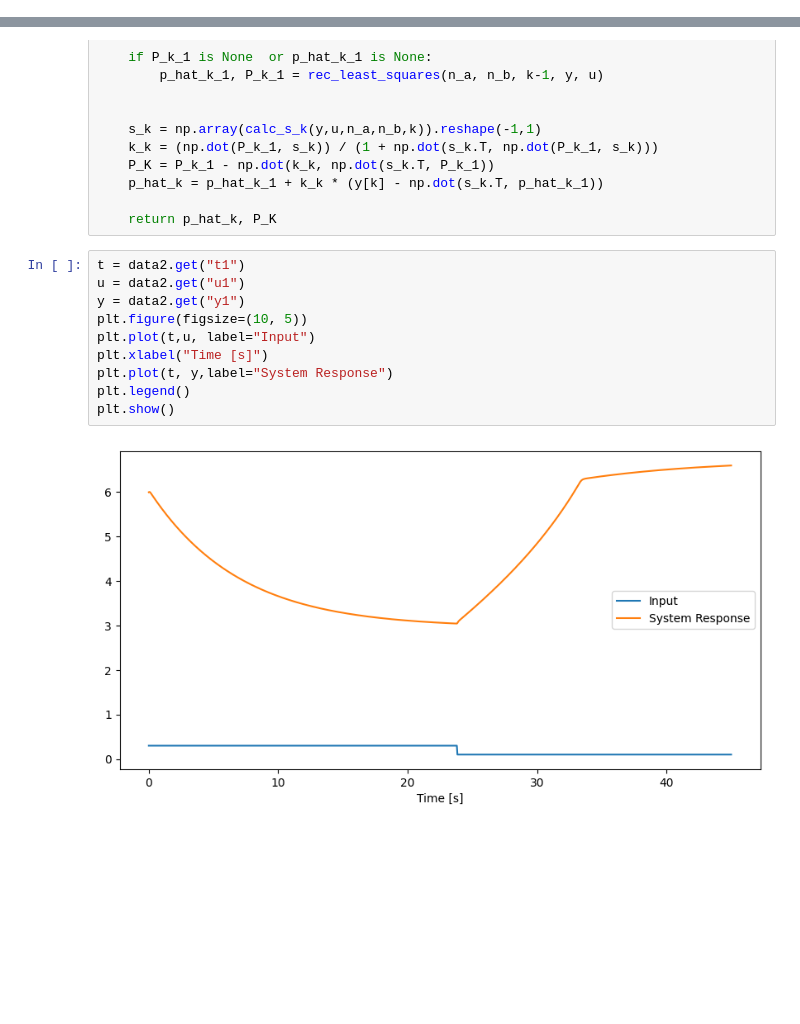
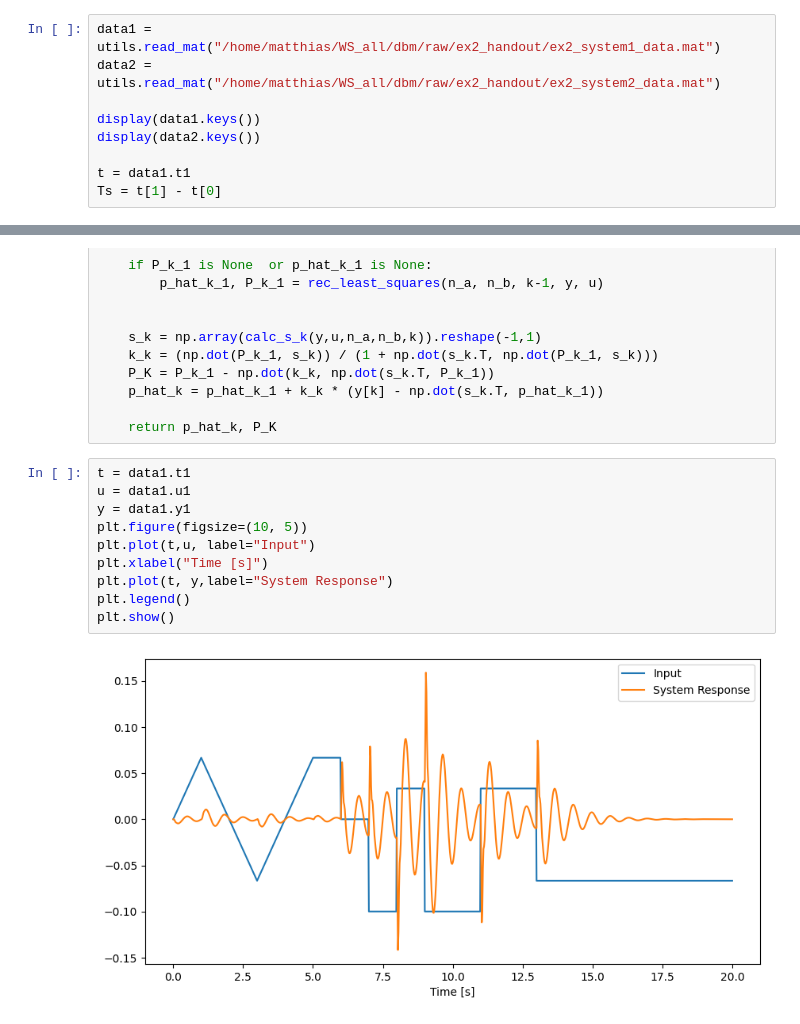
Before and after one commit to MatzeLopi/KIT-2243070, a Jupyter notebook: Exercises/ex2.ipynb, the cells around one changed output, grey strips where cells are left out. Drawn from its saved outputs; the diff is of its cells as text; blank space fills up the shorter version.

```diff
--- a/Exercises/ex2.ipynb
+++ b/Exercises/ex2.ipynb
@@ -75,0 +24,9 @@ def calc_s_k(y:np.array,u:np.array,n_a,n_b, k) -> list:
+# %%
+data1 = utils.read_mat("/home/matthias/WS_all/dbm/raw/ex2_handout/ex2_system1_data.mat")
+data2 = utils.read_mat("/home/matthias/WS_all/dbm/raw/ex2_handout/ex2_system2_data.mat")
+
+display(data1.keys())
+display(data2.keys())
+
+t = data1.t1
+Ts = t[1] - t[0]
@@ -123,15 +83,15 @@ def rec_least_squares(n_a:int, n_b:int,k:int, y:np.array, u:np.array, p_hat_k_1:
 
     return p_hat_k, P_K
 # %%
-t = data2.get("t1")
-u = data2.get("u1")
-y = data2.get("y1")
+t = data1.t1
+u = data1.u1
+y = data1.y1
 plt.figure(figsize=(10, 5))
 plt.plot(t,u, label="Input")
 plt.xlabel("Time [s]")
 plt.plot(t, y,label="System Response")
 plt.legend()
 plt.show()
 # %% [output]
-[figure, old version]
+[figure, new version]
 # %%
```
Also changed, not shown: parts of 9 cells of this notebook, 3 other files.
